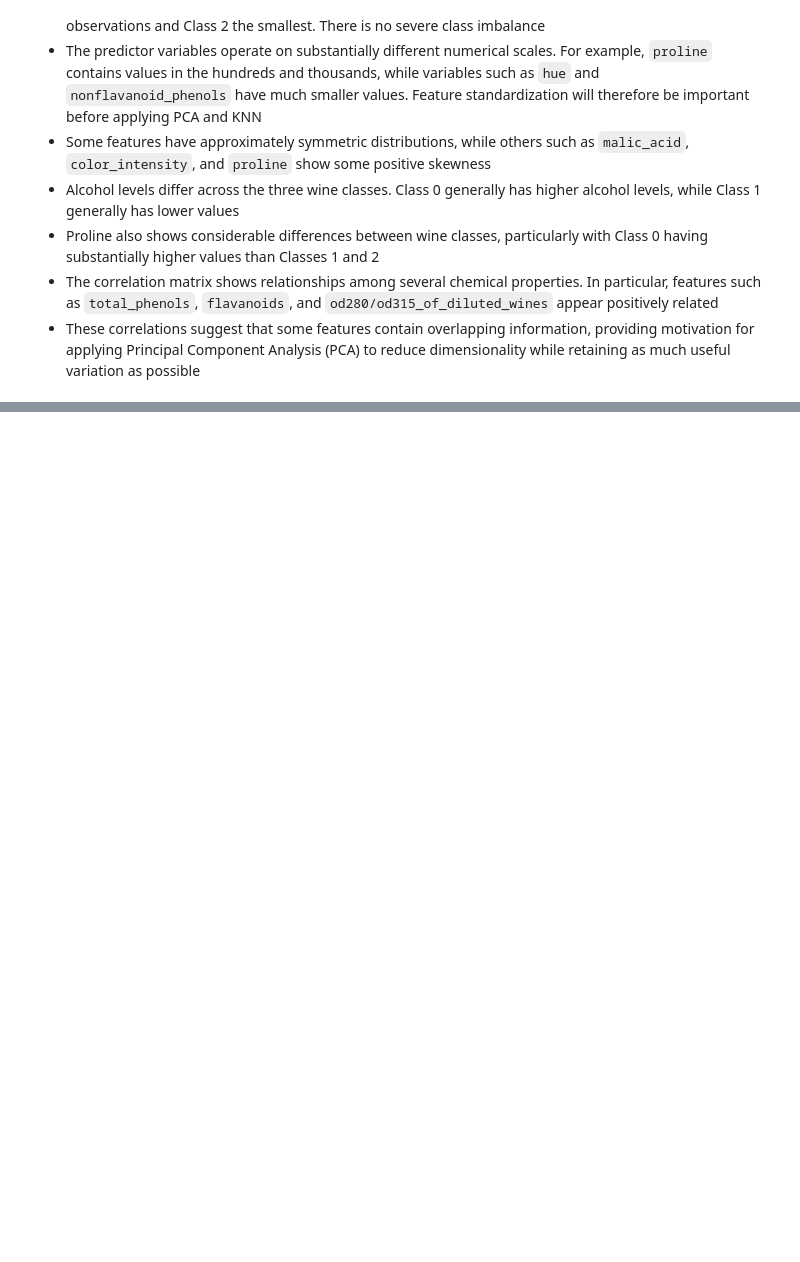
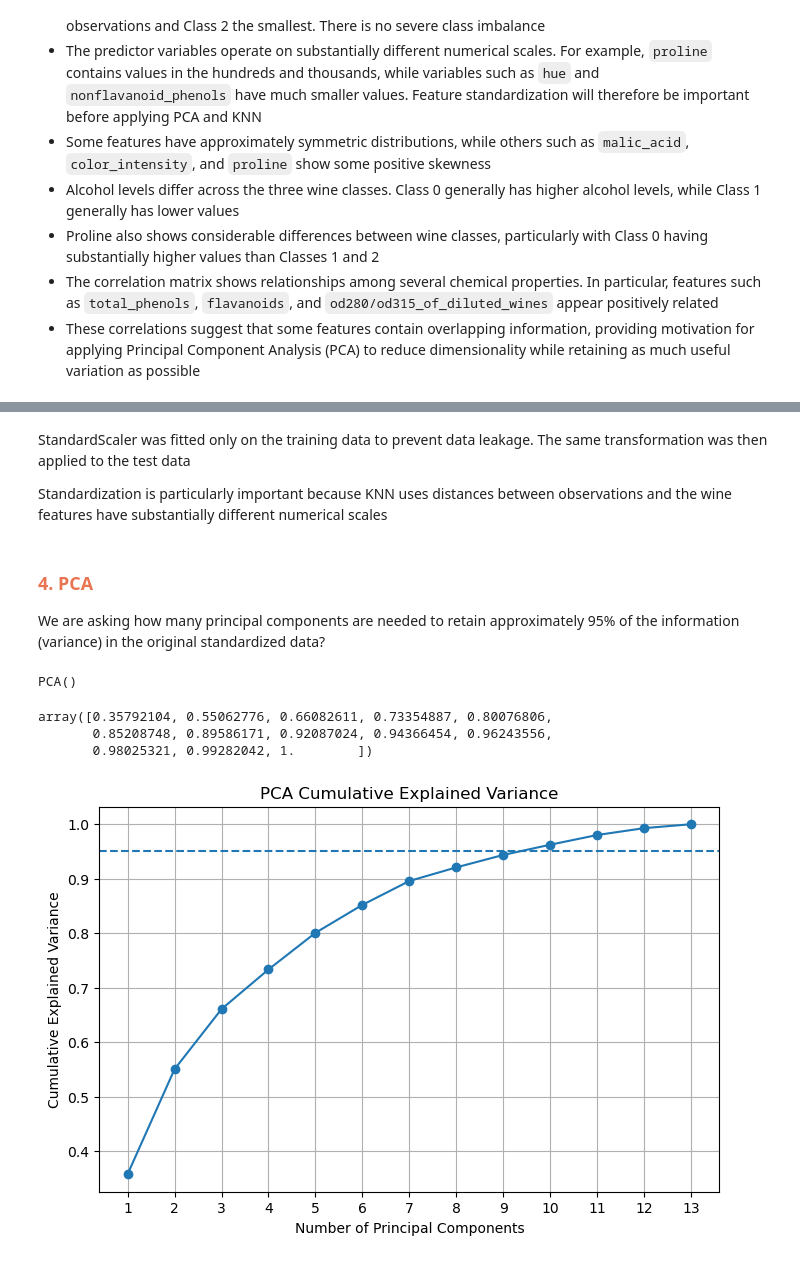
Before and after one commit to ngunjirikevin/datavine-analytics, a Jupyter notebook: notebooks/wine_classification.ipynb, the cells around one changed output, grey strips where cells are left out. Drawn from its saved outputs; the diff is of its cells as text; code cells hidden in the pictures; blank space fills up the shorter version.

Commit message:
feat: complete wine preprocessing and PCA analysis

```diff
--- a/notebooks/wine_classification.ipynb
+++ b/notebooks/wine_classification.ipynb
@@ -276,0 +287,6 @@ The exploratory analysis revealed several important characteristics of the datas
+# %%
+X = wine_df.drop(columns="target")
+y = wine_df["target"]
+
+print("Features shape:", X.shape)
+print("Target shape:", y.shape)
@@ -280,0 +320,53 @@ The exploratory analysis revealed several important characteristics of the datas
+# %%
+from sklearn.preprocessing import StandardScaler
+
+scaler = StandardScaler()
+
+X_train_scaled = scaler.fit_transform(X_train)
+X_test_scaled = scaler.transform(X_test)
+# %% [markdown]
+StandardScaler was fitted only on the training data to prevent data leakage. The same transformation was then applied to the test data
+
+Standardization is particularly important because KNN uses distances between observations and the wine features have substantially different numerical scales
+# %% [markdown]
+<h3 style= "color: #E97451; text-align: left; font-weight: bold;">
+4. PCA
+</h3>
+
+We are asking how many principal components are needed to retain approximately 95% of the information (variance) in the original standardized data?
+# %%
+from sklearn.decomposition import PCA
+
+pca = PCA()
+pca.fit(X_train_scaled)
+# %% [output]
+PCA()
+# %%
+explained_variance = pca.explained_variance_ratio_
+cumulative_variance = np.cumsum(explained_variance)
+
+cumulative_variance
+# %% [output]
+array([0.35792104, 0.55062776, 0.66082611, 0.73354887, 0.80076806,
+       0.85208748, 0.89586171, 0.92087024, 0.94366454, 0.96243556,
+       0.98025321, 0.99282042, 1.        ])
+# %%
+# visualization
+plt.figure(figsize=(8, 5))
+
+plt.plot(
+    range(1, len(cumulative_variance) + 1),
+    cumulative_variance,
+    marker="o"
+)
+
+plt.axhline(y=0.95, linestyle="--")
+
+plt.xlabel("Number of Principal Components")
+plt.ylabel("Cumulative Explained Variance")
+plt.title("PCA Cumulative Explained Variance")
+plt.xticks(range(1, len(cumulative_variance) + 1))
+plt.grid()
+plt.show()
+# %% [output]
+[figure, added]
```
Also changed, not shown: parts of 9 cells of this notebook.
